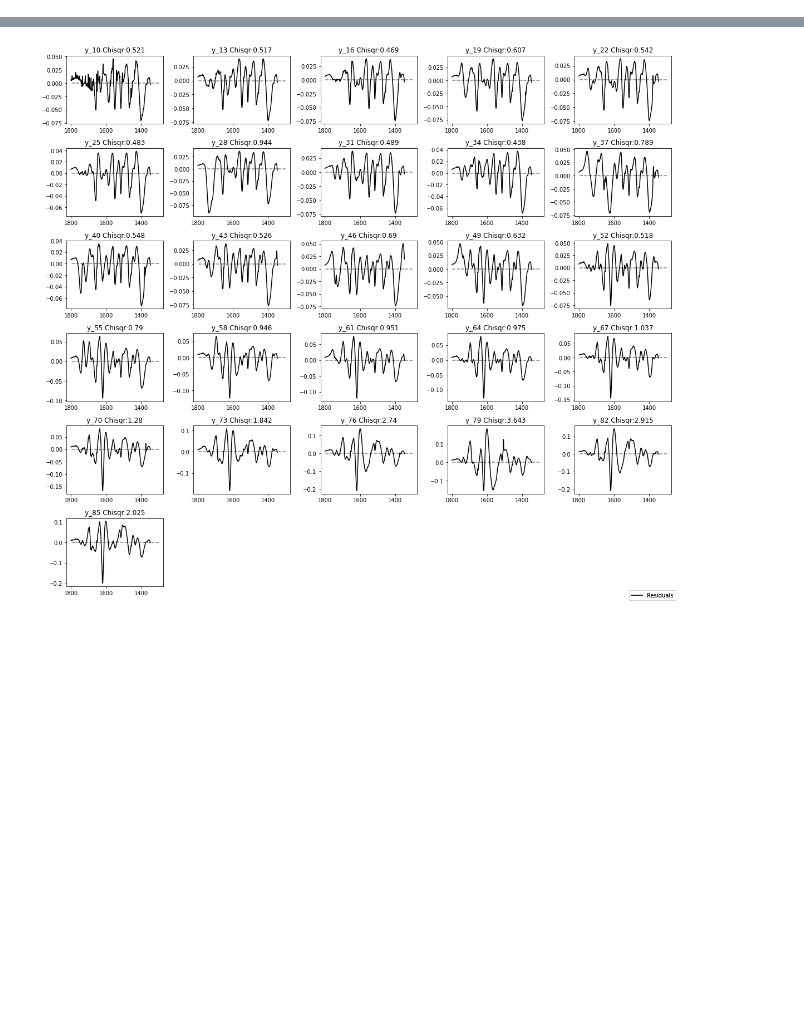
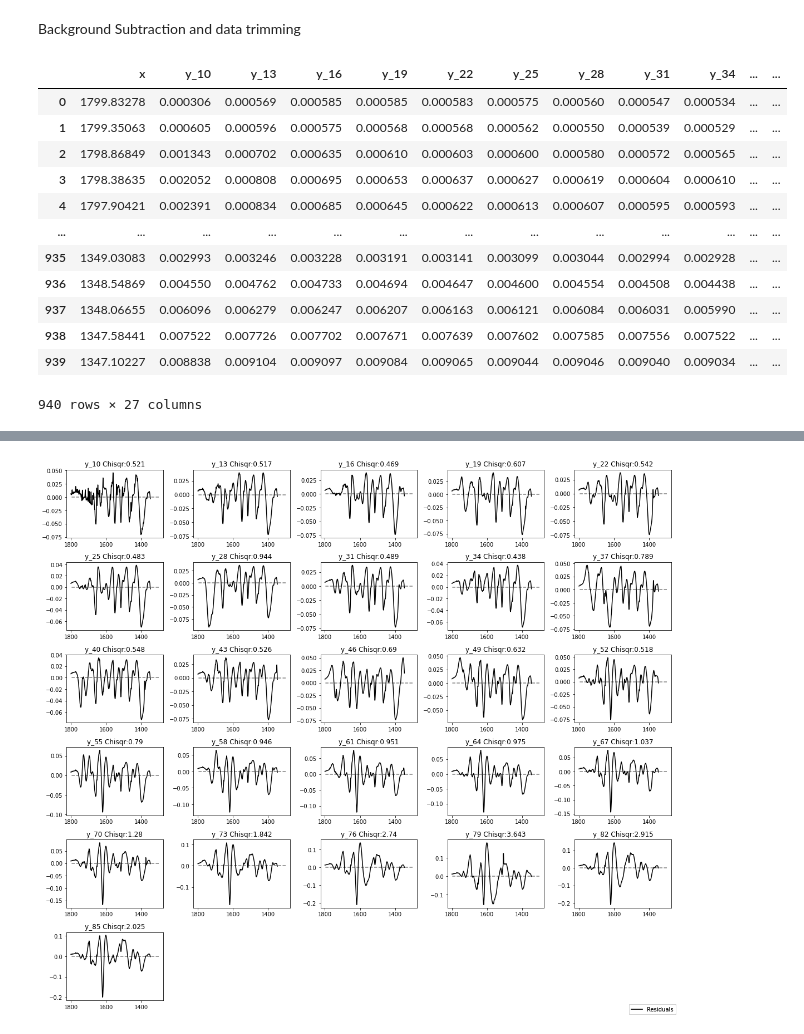
Before and after one commit to avrabyt/FTIR-fit, a Jupyter notebook: example_1.ipynb, the cells around one changed output, grey strips where cells are left out. Saved outputs shown, nothing was run; the diff lists cells and outputs as text; code cells hidden in the pictures; blank space fills up the shorter version.

```diff
--- a/Examples/example_1.ipynb
+++ b/example_1.ipynb
@@ -7,9 +34,21 @@ from Modules.plot_utils import *
+# %% [markdown]
+Background Subtraction and data trimming
 # %%
-#--- Loading data ---#
-dir_name = 'Data/Stroma/qh03/'
-data = load_files(dir_name)
-# print(data)
-roi = np.array([(1347,1365),(1774,1800)])
+roi = np.array([(1347,1365),(1774,1800)]) # Region of interest for polynomial fit
 trim_data,cor_spectra, bdata = correct_spectra(data,roi,pol_order = 3)
 normSpectra = norm_spectra(trim_data)
-# normSpectra
+normSpectra
+# %% [output]
+|  | x | y_10 | y_13 | y_16 | y_19 | y_22 | y_25 | y_28 | y_31 | y_34 | ... | ... |
+| 0 | 1799.83278 | 0.000306 | 0.000569 | 0.000585 | 0.000585 | 0.000583 | 0.000575 | 0.000560 | 0.000547 | 0.000534 | ... | ... |
+| 1 | 1799.35063 | 0.000605 | 0.000596 | 0.000575 | 0.000568 | 0.000568 | 0.000562 | 0.000550 | 0.000539 | 0.000529 | ... | ... |
+| 2 | 1798.86849 | 0.001343 | 0.000702 | 0.000635 | 0.000610 | 0.000603 | 0.000600 | 0.000580 | 0.000572 | 0.000565 | ... | ... |
+| 3 | 1798.38635 | 0.002052 | 0.000808 | 0.000695 | 0.000653 | 0.000637 | 0.000627 | 0.000619 | 0.000604 | 0.000610 | ... | ... |
+| 4 | 1797.90421 | 0.002391 | 0.000834 | 0.000685 | 0.000645 | 0.000622 | 0.000613 | 0.000607 | 0.000595 | 0.000593 | ... | ... |
+| ... | ... | ... | ... | ... | ... | ... | ... | ... | ... | ... | ... | ... |
+| 935 | 1349.03083 | 0.002993 | 0.003246 | 0.003228 | 0.003191 | 0.003141 | 0.003099 | 0.003044 | 0.002994 | 0.002928 | ... | ... |
+| 936 | 1348.54869 | 0.004550 | 0.004762 | 0.004733 | 0.004694 | 0.004647 | 0.004600 | 0.004554 | 0.004508 | 0.004438 | ... | ... |
+| 937 | 1348.06655 | 0.006096 | 0.006279 | 0.006247 | 0.006207 | 0.006163 | 0.006121 | 0.006084 | 0.006031 | 0.005990 | ... | ... |
+| 938 | 1347.58441 | 0.007522 | 0.007726 | 0.007702 | 0.007671 | 0.007639 | 0.007602 | 0.007585 | 0.007556 | 0.007522 | ... | ... |
+| 939 | 1347.10227 | 0.008838 | 0.009104 | 0.009097 | 0.009084 | 0.009065 | 0.009044 | 0.009046 | 0.009040 | 0.009034 | ... | ... |
+940 rows × 27 columns
```
Also changed, not shown: parts of 12 cells of this notebook, 1 other file.
